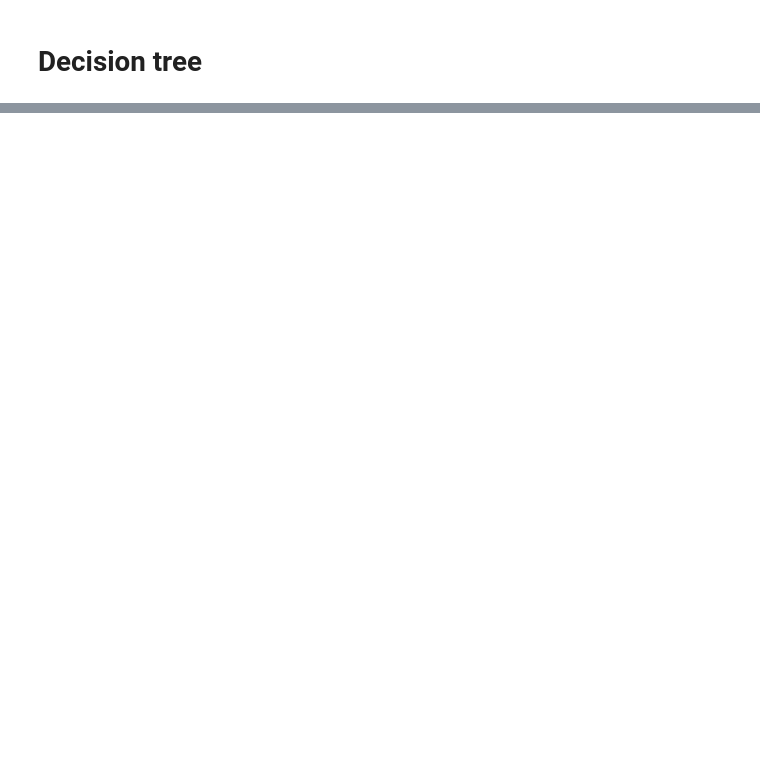
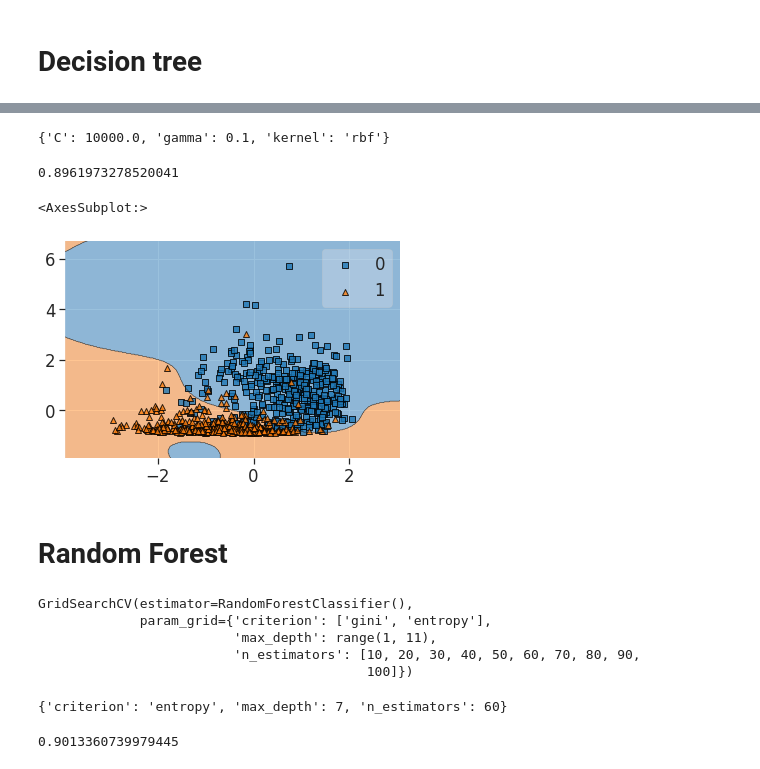
Before and after one commit to d-laslo/data_analysis_1m, a Jupyter notebook: lab2/main.ipynb, the cells around one changed output, grey strips where cells are left out. Cells and saved outputs as stored; diff of their text form; code cells hidden in the pictures; blank space fills up the shorter version.

Commit message:
add svm / random forest / adaboost

```diff
--- a/lab2/main.ipynb
+++ b/lab2/main.ipynb
@@ -183,0 +189,6 @@ plt.show()
+# %%
+n = 5
+param_grid = {'C': [.1 * 10 ** i for i in range(0, n + 1)], 'gamma': [1 * 0.1 ** i for i in range(0, n + 1)], 'kernel': ['rbf']}
+# %%
+svm_grid = GridSearchCV(SVC(), param_grid, refit=True)
+svm_grid.fit(scaled_x_train, y_train)
@@ -183,0 +203,16 @@ plt.show()
+# %%
+svm_grid.best_params_
+# %% [output]
+{'C': 10000.0, 'gamma': 0.1, 'kernel': 'rbf'}
+# %%
+pred = svm_grid.predict(scaled_x_test)
+print(accuracy_score(y_test,pred))
+# %% [output]
+0.8961973278520041
+# %%
+plot_decision_regions(scaled_x_test, y_test.values, clf=svm_grid)
+# %% [output]
+<AxesSubplot:>
+[figure, added]
+# %% [markdown]
+# Random Forest
@@ -183,0 +224,18 @@ plt.show()
+# %%
+forest_grid = GridSearchCV(RandomForestClassifier(), param_grid, refit=True)
+forest_grid.fit(x_train, y_train)
+# %% [output]
+GridSearchCV(estimator=RandomForestClassifier(),
+             param_grid={'criterion': ['gini', 'entropy'],
+                         'max_depth': range(1, 11),
+                         'n_estimators': [10, 20, 30, 40, 50, 60, 70, 80, 90,
+                                          100]})
+# %%
+forest_grid.best_params_
+# %% [output]
+{'criterion': 'entropy', 'max_depth': 7, 'n_estimators': 60}
+# %%
+pred = forest_grid.predict(x_test)
+print(accuracy_score(y_test,pred))
+# %% [output]
+0.9013360739979445
```
Also changed, not shown: parts of 20 cells of this notebook.
